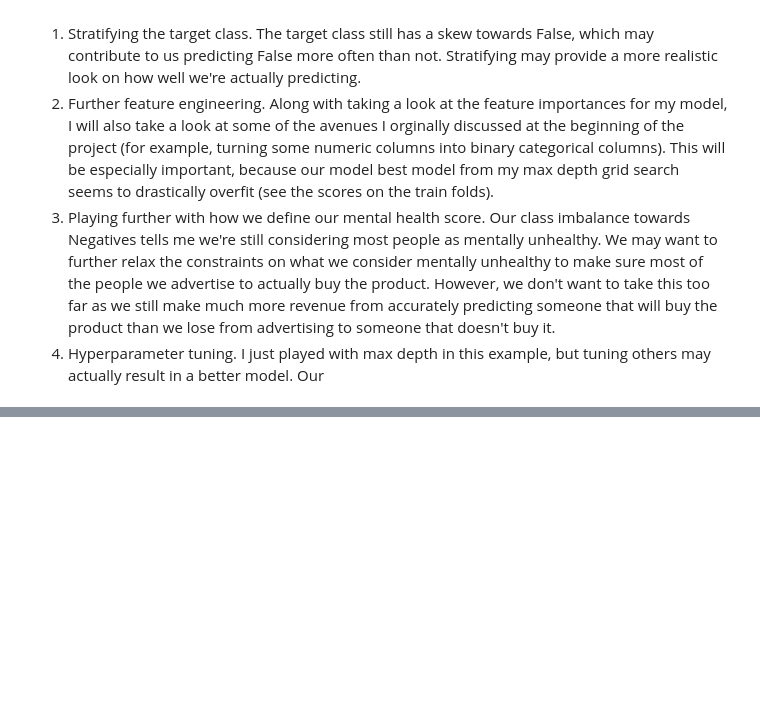
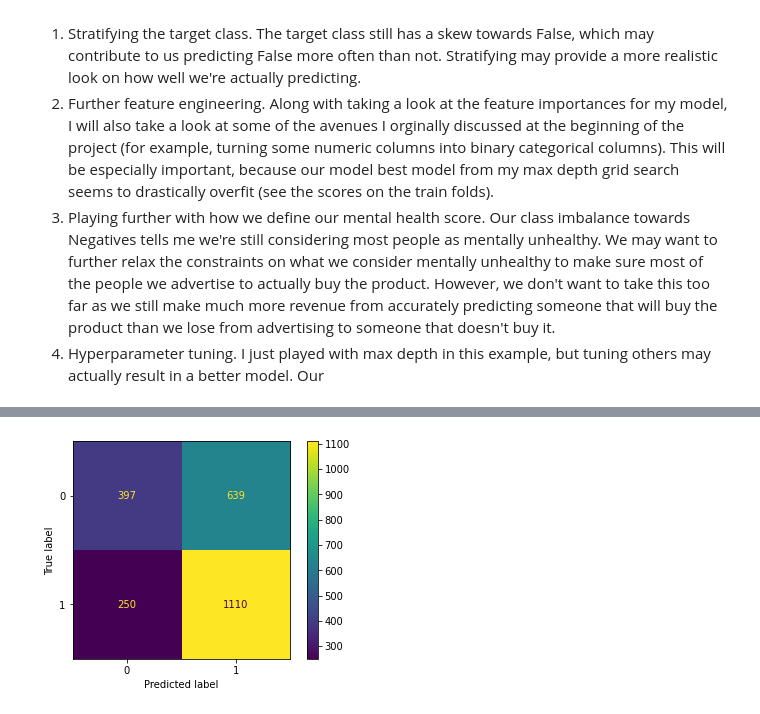
Before and after one commit to ishankaul1/failed_ml_project_lol, a Jupyter notebook: Assignment1.ipynb, the cells around one changed output, grey strips where cells are left out. Saved outputs shown, nothing was run; the diff lists cells and outputs as text; code cells hidden in the pictures; blank space fills up the shorter version.

```diff
--- a/Assignment1.ipynb
+++ b/Assignment1.ipynb
@@ -584,0 +695,17 @@ rf_grid_search.fit(X_train, y_train.values.ravel())
+# %%
+from sklearn.svm import SVC
+
+svm_pipe = Pipeline(steps=[('preproc', preproc), ('mdl', SVC())])
+
+# TODO - research 2 more hyperparameters for this
+svm_tuning_grid = {
+    'mdl__C': [0.5, 1.0, 1.5, 2.0],
+    'mdl__kernel': ['linear', 'poly', 'rbf', 'sigmoid'],
+    'mdl__degree': [1, 2, 3]
+    }
+
+svm_grid_search = GridSearchCV(svm_pipe, param_grid=svm_tuning_grid, cv=5, return_train_score=True, n_jobs=1)
+
+svm_grid_search.fit(X_train, y_train.values.ravel())
+
+print(svm_grid_search.best_score_)
@@ -584,0 +726,9 @@ rf_grid_search.fit(X_train, y_train.values.ravel())
+# %%
+from sklearn.metrics import ConfusionMatrixDisplay, confusion_matrix
+cm = confusion_matrix(y_test, svm_grid_search.best_estimator_.predict(X_test))
+disp = ConfusionMatrixDisplay(confusion_matrix=cm)
+disp.plot()
+
+plt.show()
+# %% [output]
+[figure, added]
```
Also changed, not shown: parts of 28 cells of this notebook.
